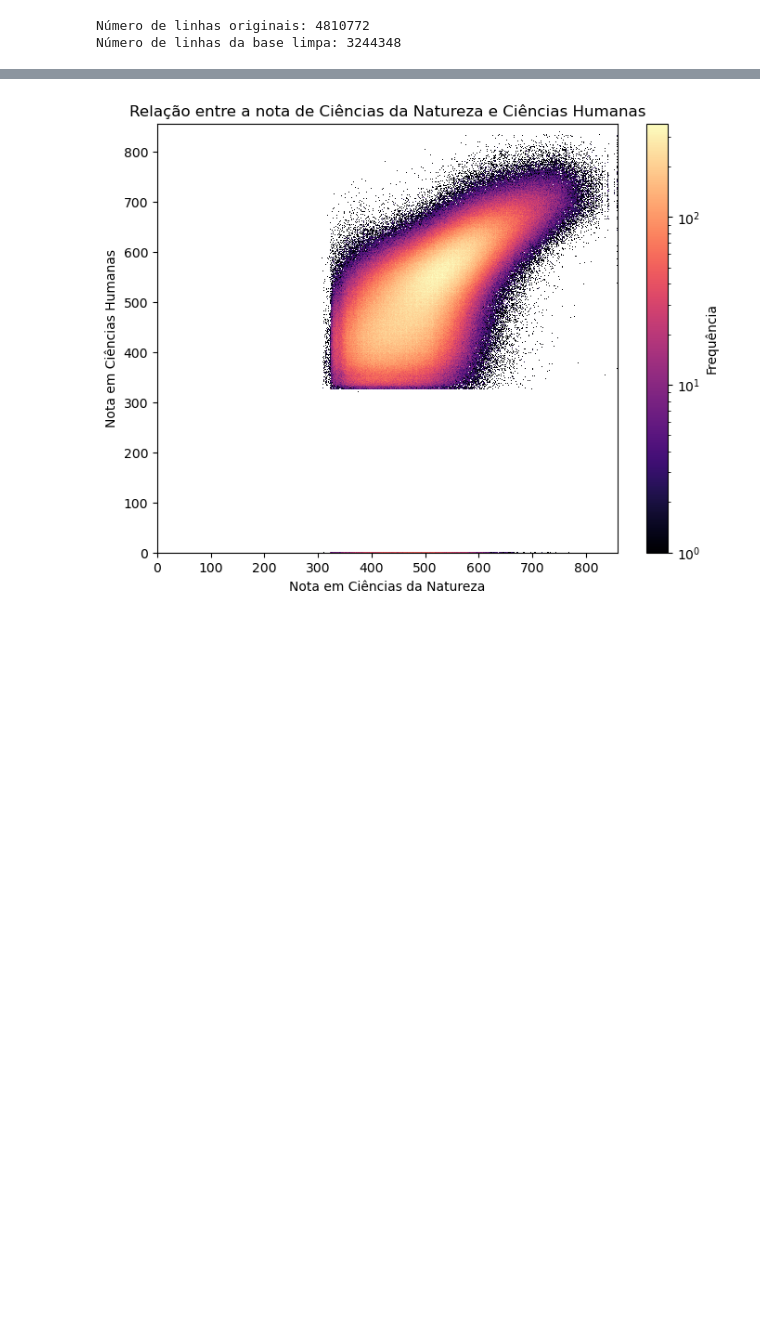
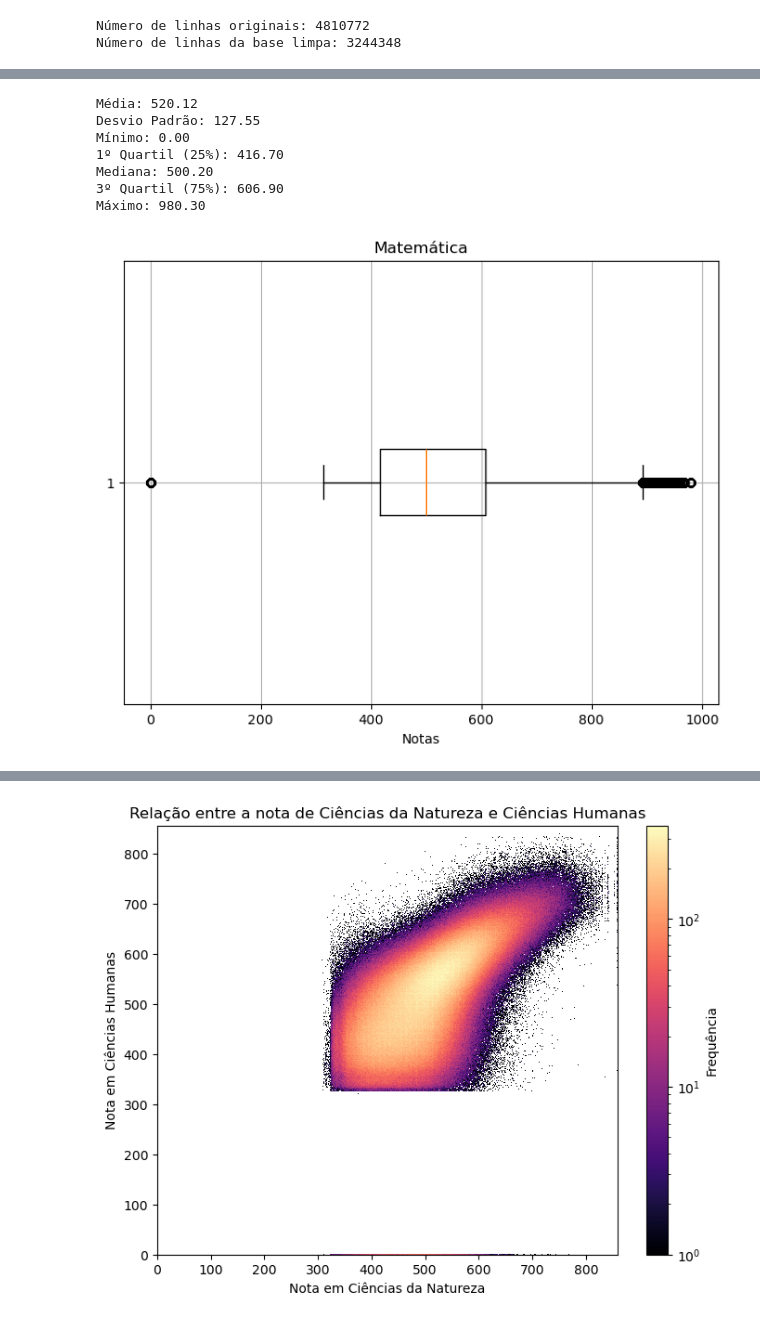
Before and after one commit to Machine-Learning-AV2/Pipeline_MachineLearning_AV2, a Jupyter notebook: analise_exploratoria.ipynb, the cells around one changed output, grey strips where cells are left out. Drawn from its saved outputs; the diff is of its cells as text; code cells hidden in the pictures; blank space fills up the shorter version.

```diff
--- a/analise_exploratoria.ipynb
+++ b/analise_exploratoria.ipynb
@@ -30,0 +98,13 @@ Número de linhas da base limpa: 3244348
+# %%
+mt = dados_limpos[:,4]
+
+estatisticas(mt, "Matemática")
+# %% [output]
+Média: 520.12
+Desvio Padrão: 127.55
+Mínimo: 0.00
+1º Quartil (25%): 416.70
+Mediana: 500.20
+3º Quartil (75%): 606.90
+Máximo: 980.30
+[figure, added]
```
Also changed, not shown: parts of 10 cells of this notebook.
